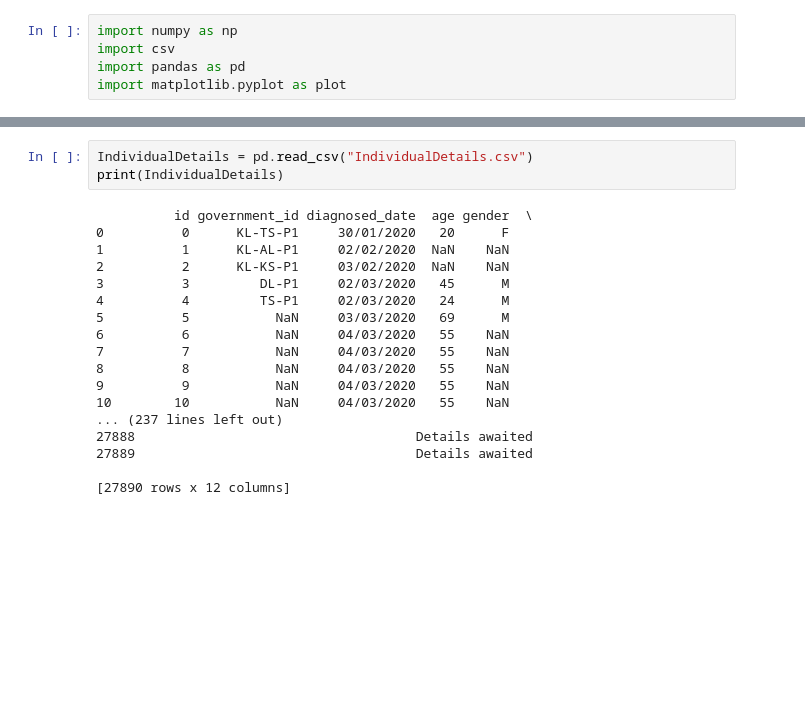
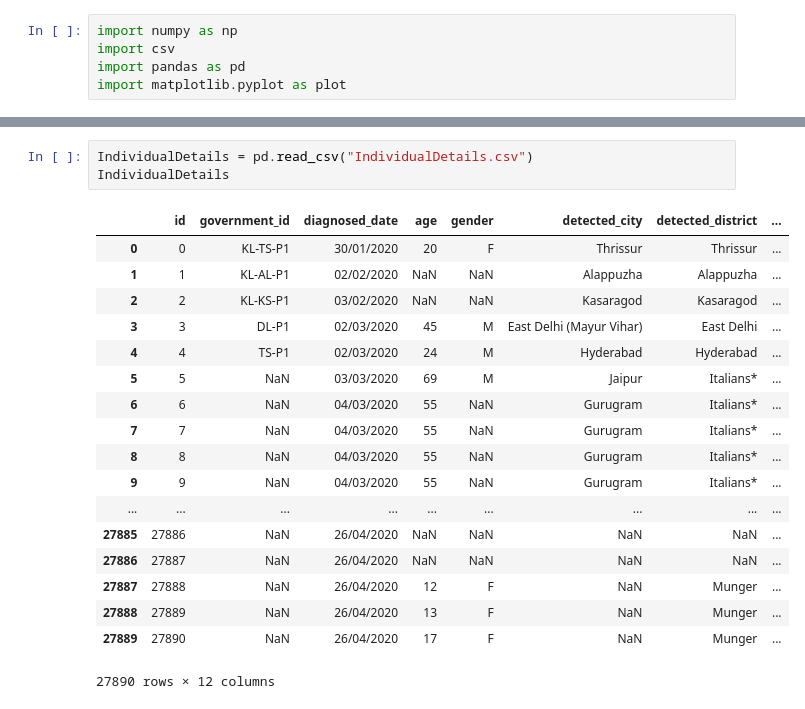
Before and after one commit to kumarvimlesh/covid_19_adbms, a Jupyter notebook: pattern_analysis.ipynb, the cells around one changed output, grey strips where cells are left out. Drawn from its saved outputs; the diff is of its cells as text; blank space fills up the shorter version.

```diff
--- a/pattern_analysis.ipynb
+++ b/pattern_analysis.ipynb
@@ -105,23 +197,24 @@ print(ICMRTestingLabs)
 # %%
 IndividualDetails = pd.read_csv("IndividualDetails.csv")
-print(IndividualDetails)
+IndividualDetails
 # %% [output]
+|  | id | government_id | diagnosed_date | age | gender | detected_city | detected_district | ... |
+| 0 | 0 | KL-TS-P1 | 30/01/2020 | 20 | F | Thrissur | Thrissur | ... |
+| 1 | 1 | KL-AL-P1 | 02/02/2020 | NaN | NaN | Alappuzha | Alappuzha | ... |
+| 2 | 2 | KL-KS-P1 | 03/02/2020 | NaN | NaN | Kasaragod | Kasaragod | ... |
+| 3 | 3 | DL-P1 | 02/03/2020 | 45 | M | East Delhi (Mayur Vihar) | East Delhi | ... |
+| 4 | 4 | TS-P1 | 02/03/2020 | 24 | M | Hyderabad | Hyderabad | ... |
+| 5 | 5 | NaN | 03/03/2020 | 69 | M | Jaipur | Italians* | ... |
+| 6 | 6 | NaN | 04/03/2020 | 55 | NaN | Gurugram | Italians* | ... |
+| 7 | 7 | NaN | 04/03/2020 | 55 | NaN | Gurugram | Italians* | ... |
+| 8 | 8 | NaN | 04/03/2020 | 55 | NaN | Gurugram | Italians* | ... |
+| 9 | 9 | NaN | 04/03/2020 | 55 | NaN | Gurugram | Italians* | ... |
+| ... | ... | ... | ... | ... | ... | ... | ... | ... |
+| 27885 | 27886 | NaN | 26/04/2020 | NaN | NaN | NaN | NaN | ... |
+| 27886 | 27887 | NaN | 26/04/2020 | NaN | NaN | NaN | NaN | ... |
+| 27887 | 27888 | NaN | 26/04/2020 | 12 | F | NaN | Munger | ... |
+| 27888 | 27889 | NaN | 26/04/2020 | 13 | F | NaN | Munger | ... |
+| 27889 | 27890 | NaN | 26/04/2020 | 17 | F | NaN | Munger | ... |
-          id government_id diagnosed_date  age gender  \
-0          0      KL-TS-P1     30/01/2020   20      F
-1          1      KL-AL-P1     02/02/2020  NaN    NaN
-2          2      KL-KS-P1     03/02/2020  NaN    NaN
-3          3         DL-P1     02/03/2020   45      M
-4          4         TS-P1     02/03/2020   24      M
-5          5           NaN     03/03/2020   69      M
-6          6           NaN     04/03/2020   55    NaN
-7          7           NaN     04/03/2020   55    NaN
-8          8           NaN     04/03/2020   55    NaN
-9          9           NaN     04/03/2020   55    NaN
-10        10           NaN     04/03/2020   55    NaN
-... (237 lines left out)
-27888                                    Details awaited
-27889                                    Details awaited
-
-[27890 rows x 12 columns]
+27890 rows × 12 columns
 # %%
 population_india_census2011 = pd.read_csv("population_india_census2011.csv")
```
Also changed, not shown: parts of 13 cells of this notebook.
